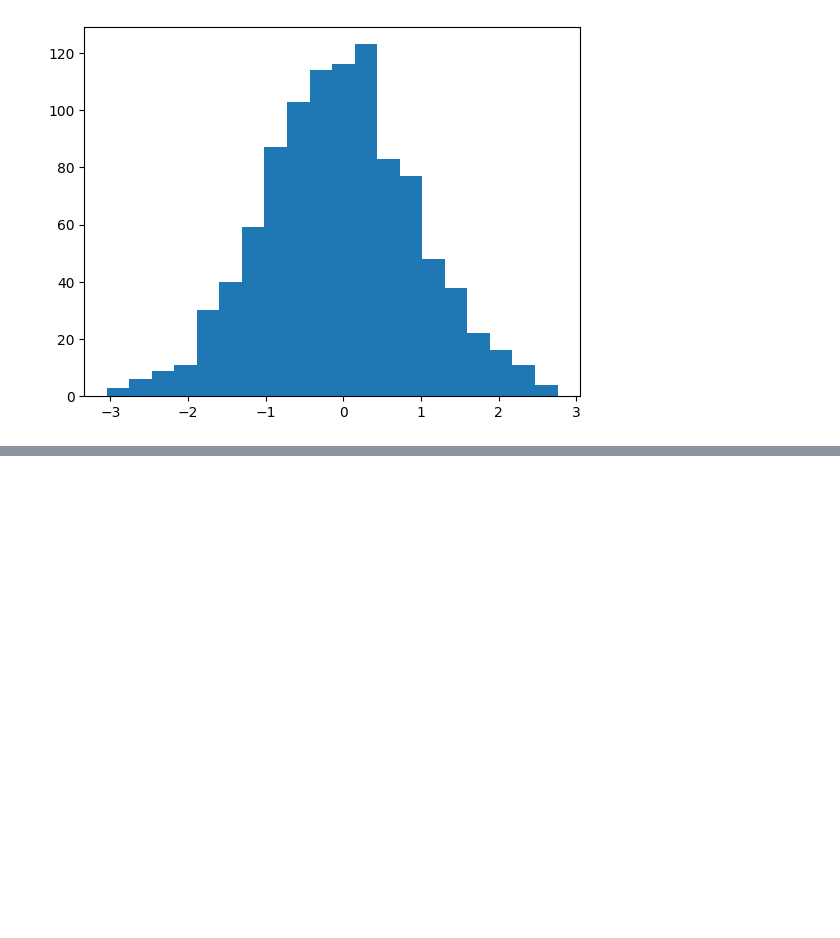
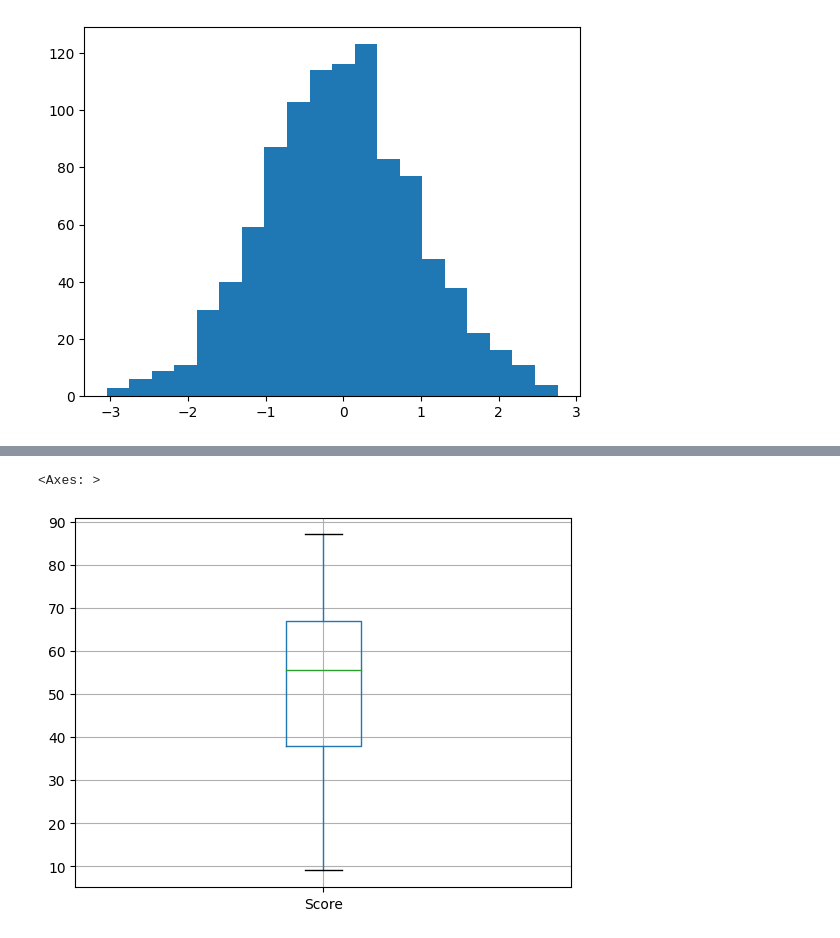
Before and after one commit to MasahiroAraki/SpeechRecognition, a Jupyter notebook: Python/pyintro2.ipynb, the cells around one changed output, grey strips where cells are left out. Drawn from its saved outputs; the diff is of its cells as text; code cells hidden in the pictures; blank space fills up the shorter version.

```diff
--- a/Python/pyintro2.ipynb
+++ b/Python/pyintro2.ipynb
@@ -295,0 +408,7 @@ plt.hist(data, bins=20)
+# %%
+# 箱ひげ図
+
+scores_df.boxplot()
+# %% [output]
+<Axes: >
+[figure, added]
```
Also changed, not shown: parts of 23 cells of this notebook.
